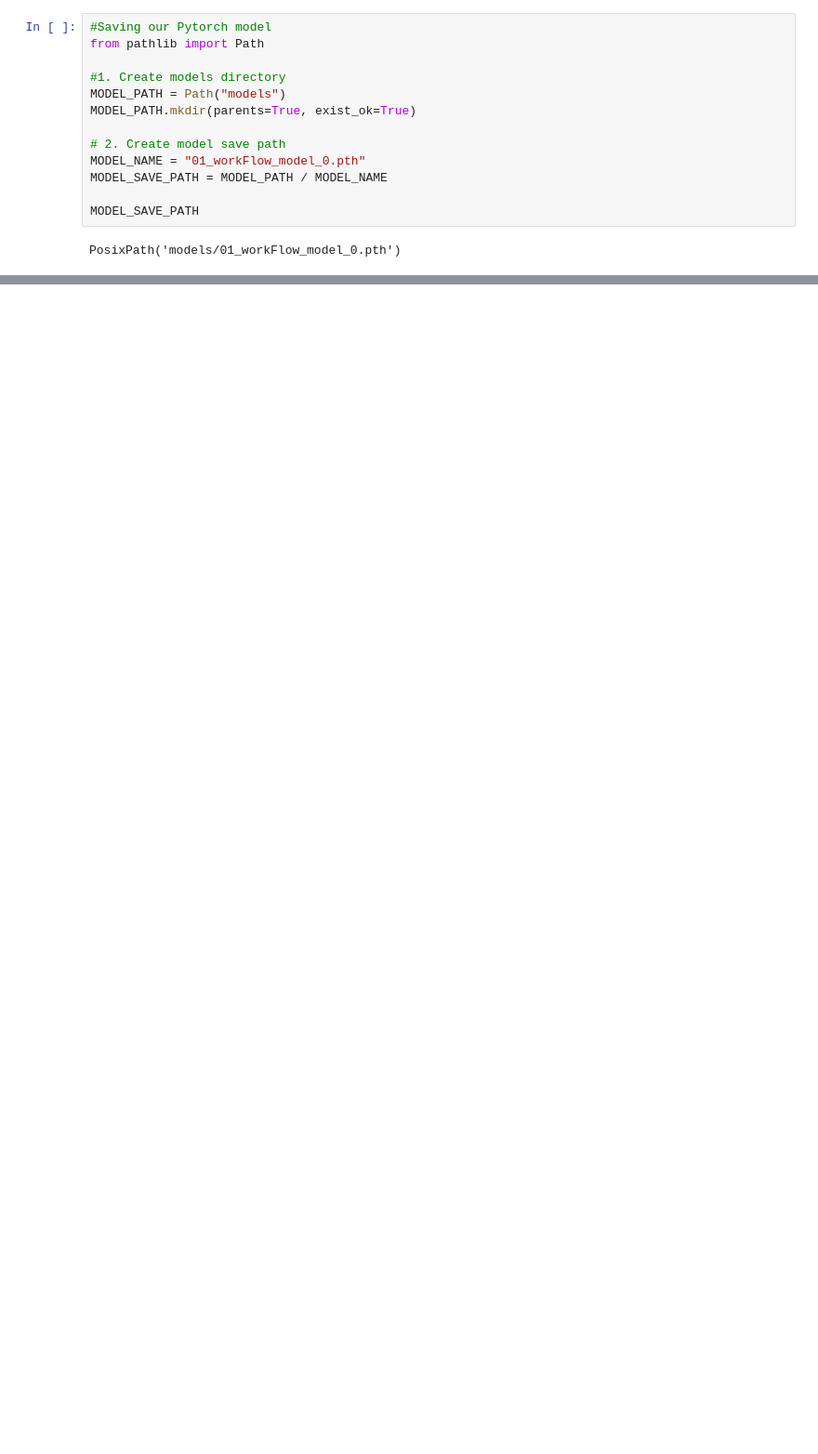
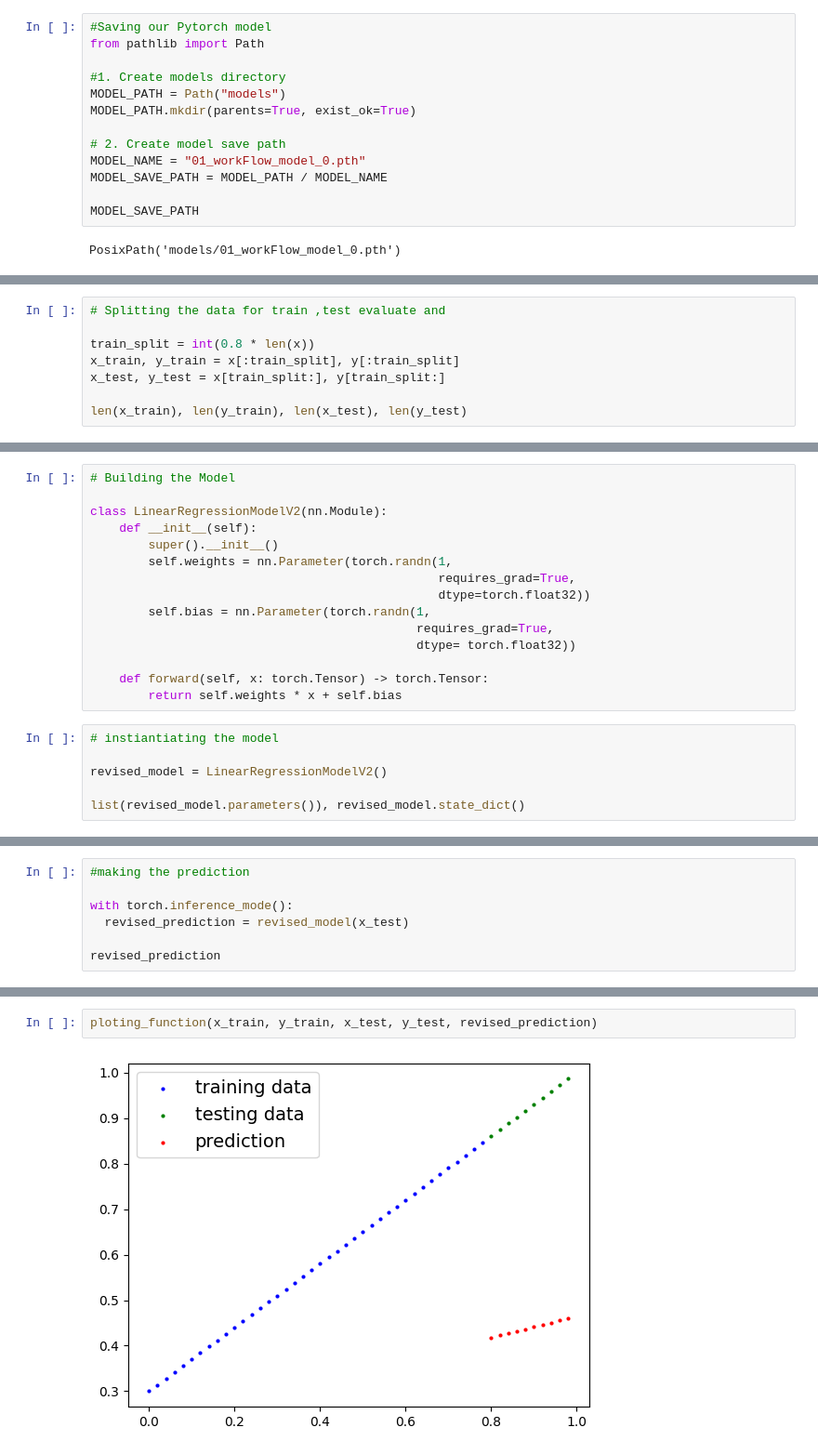
Before and after one commit to CaptJack05/ML, a Jupyter notebook: __01__pytorch_workflow.ipynb, the cells around one changed output, grey strips where cells are left out. Shown at 93% size. Saved outputs shown, nothing was run; the diff lists cells and outputs as text; blank space fills up the shorter version.

```diff
--- a/__01__pytorch_workflow.ipynb
+++ b/__01__pytorch_workflow.ipynb
@@ -402,0 +508,8 @@ PosixPath('models/01_workFlow_model_0.pth')
+# %%
+# Splitting the data for train ,test evaluate and
+
+train_split = int(0.8 * len(x))
+x_train, y_train = x[:train_split], y[:train_split]
+x_test, y_test = x[train_split:], y[train_split:]
+
+len(x_train), len(y_train), len(x_test), len(y_test)
@@ -402,0 +547,21 @@ PosixPath('models/01_workFlow_model_0.pth')
+# %%
+# Building the Model
+
+class LinearRegressionModelV2(nn.Module):
+    def __init__(self):
+        super().__init__()
+        self.weights = nn.Parameter(torch.randn(1,
+                                                requires_grad=True,
+                                                dtype=torch.float32))
+        self.bias = nn.Parameter(torch.randn(1,
+                                             requires_grad=True,
+                                             dtype= torch.float32))
+
+    def forward(self, x: torch.Tensor) -> torch.Tensor:
+        return self.weights * x + self.bias
+# %%
+# instiantiating the model
+
+revised_model = LinearRegressionModelV2()
+
+list(revised_model.parameters()), revised_model.state_dict()
@@ -402,0 +574,7 @@ PosixPath('models/01_workFlow_model_0.pth')
+# %%
+#making the prediction
+
+with torch.inference_mode():
+  revised_prediction = revised_model(x_test)
+
+revised_prediction
@@ -402,0 +584,4 @@ PosixPath('models/01_workFlow_model_0.pth')
+# %%
+ploting_function(x_train, y_train, x_test, y_test, revised_prediction)
+# %% [output]
+[figure, added]
```
Also changed, not shown: parts of 38 cells of this notebook.
